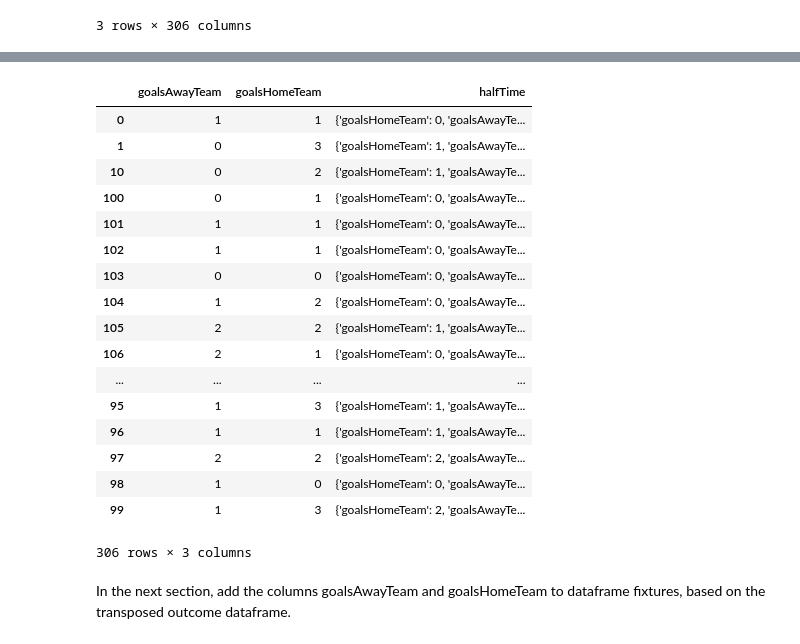
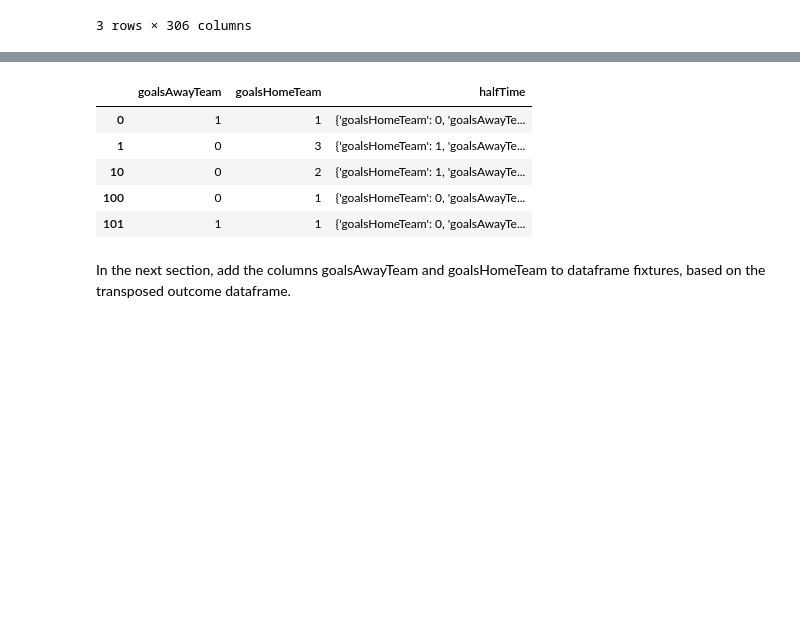
Before and after one commit to lucasjellema/jupyter-notebook-eredivisie, a Jupyter notebook: EredivisieResults_2016_2017.ipynb, the cells around one changed output, grey strips where cells are left out. Saved outputs shown, nothing was run; the diff lists cells and outputs as text; code cells hidden in the pictures; blank space fills up the shorter version.

```diff
--- a/EredivisieResults_2016_2017.ipynb
+++ b/EredivisieResults_2016_2017.ipynb
@@ -106,28 +92,16 @@ outcome
 # %%
 #outcome.pivot(index='index_col')
 #to pivot around outcome
 
 
-outcome.T
+outcome.T.head(5)
 # %% [output]
 |  | goalsAwayTeam | goalsHomeTeam | halfTime |
 | 0 | 1 | 1 | {'goalsHomeTeam': 0, 'goalsAwayTe... |
 | 1 | 0 | 3 | {'goalsHomeTeam': 1, 'goalsAwayTe... |
 | 10 | 0 | 2 | {'goalsHomeTeam': 1, 'goalsAwayTe... |
 | 100 | 0 | 1 | {'goalsHomeTeam': 0, 'goalsAwayTe... |
 | 101 | 1 | 1 | {'goalsHomeTeam': 0, 'goalsAwayTe... |
-| 102 | 1 | 1 | {'goalsHomeTeam': 0, 'goalsAwayTe... |
-| 103 | 0 | 0 | {'goalsHomeTeam': 0, 'goalsAwayTe... |
-| 104 | 1 | 2 | {'goalsHomeTeam': 0, 'goalsAwayTe... |
-| 105 | 2 | 2 | {'goalsHomeTeam': 1, 'goalsAwayTe... |
-| 106 | 2 | 1 | {'goalsHomeTeam': 0, 'goalsAwayTe... |
-| ... | ... | ... | ... |
-| 95 | 1 | 3 | {'goalsHomeTeam': 1, 'goalsAwayTe... |
-| 96 | 1 | 1 | {'goalsHomeTeam': 1, 'goalsAwayTe... |
-| 97 | 2 | 2 | {'goalsHomeTeam': 2, 'goalsAwayTe... |
-| 98 | 1 | 0 | {'goalsHomeTeam': 0, 'goalsAwayTe... |
-| 99 | 1 | 3 | {'goalsHomeTeam': 2, 'goalsAwayTe... |
-306 rows × 3 columns
 # %% [markdown]
 In the next section, add the columns goalsAwayTeam and goalsHomeTeam to dataframe fixtures, based on the transposed outcome dataframe.
 # %%
```
Also changed, not shown: parts of 3 cells of this notebook.
